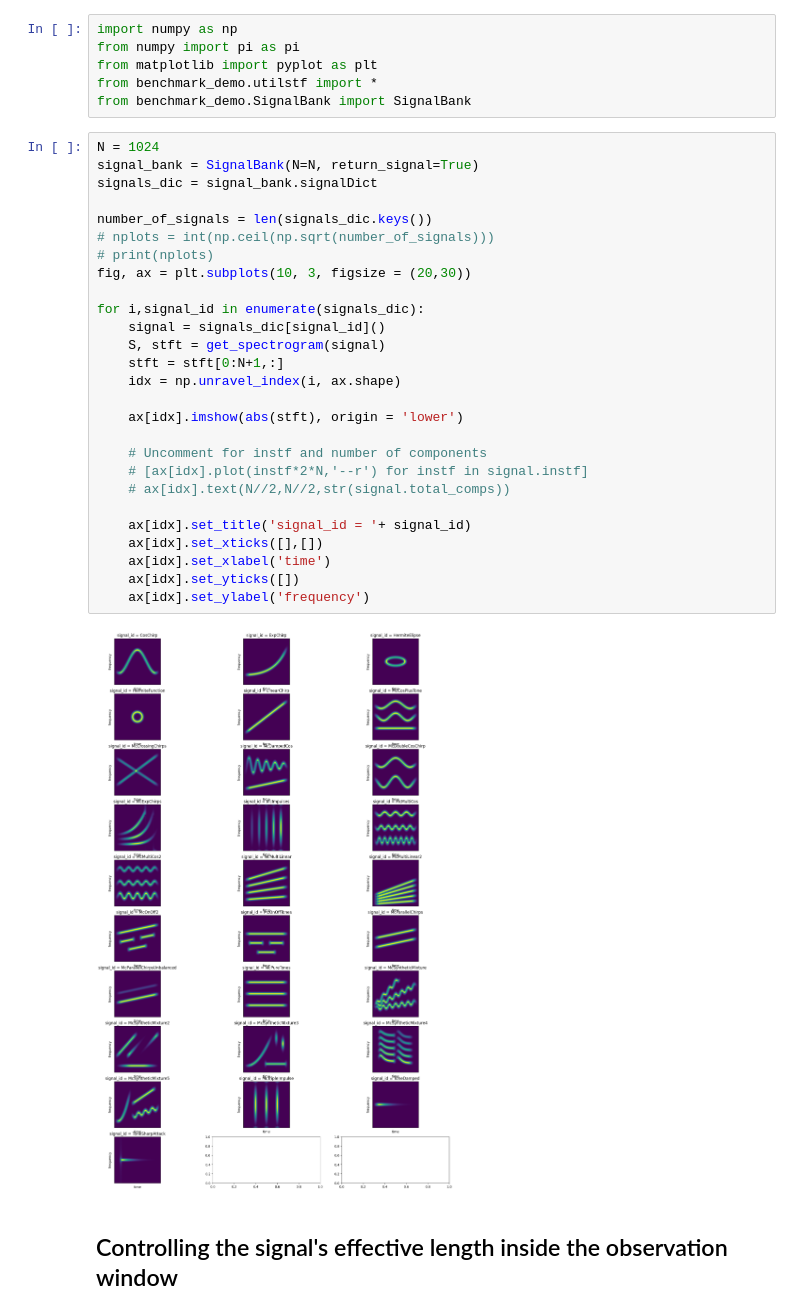
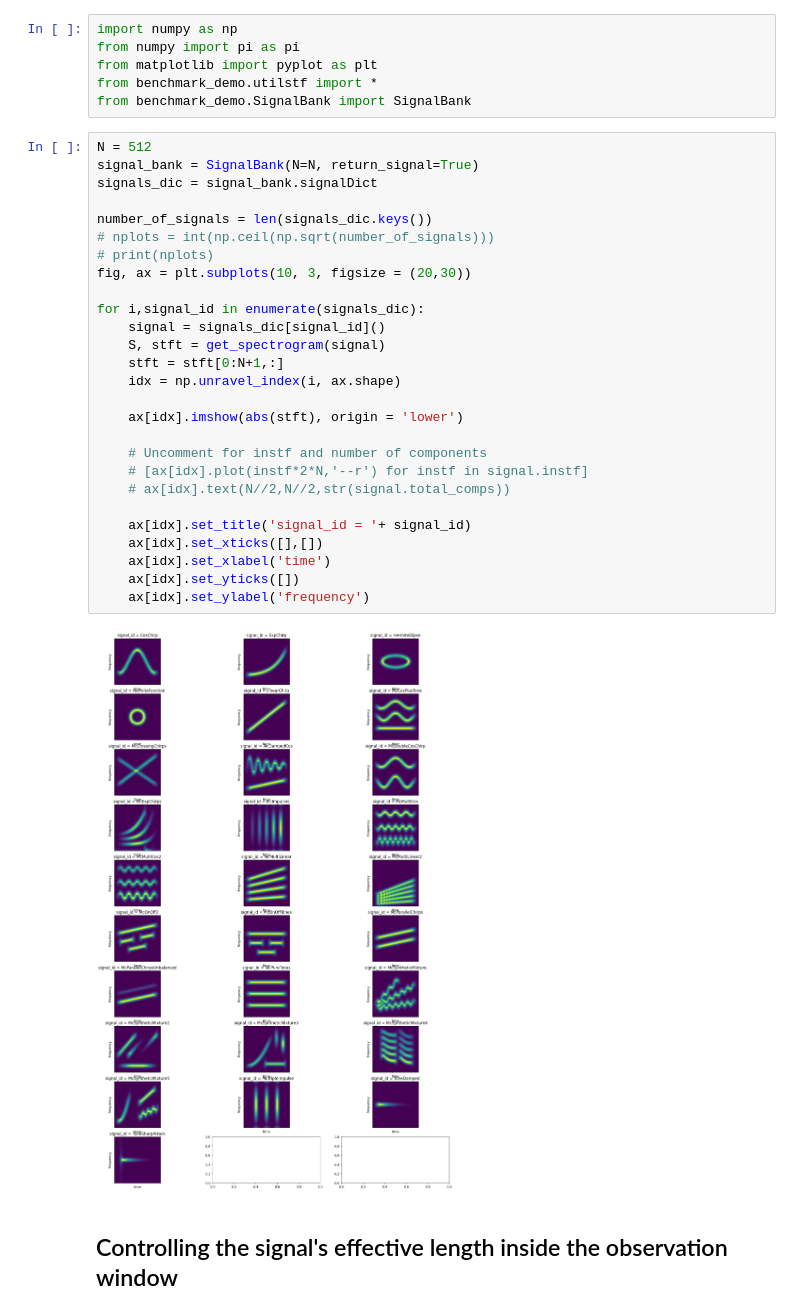
Before and after one commit to jmiramont/benchmarks_eusipco2023, a Jupyter notebook: notebooks/demo_signal_bank.ipynb, the cells around one changed output. Drawn from its saved outputs; the diff is of its cells as text.

```diff
--- a/notebooks/demo_signal_bank.ipynb
+++ b/notebooks/demo_signal_bank.ipynb
@@ -9,34 +9,34 @@ from matplotlib import pyplot as plt
 from benchmark_demo.utilstf import *
 from benchmark_demo.SignalBank import SignalBank
 # %%
-N = 1024
+N = 512
 signal_bank = SignalBank(N=N, return_signal=True)
 signals_dic = signal_bank.signalDict
 
 number_of_signals = len(signals_dic.keys())
 # nplots = int(np.ceil(np.sqrt(number_of_signals)))
 # print(nplots)
 fig, ax = plt.subplots(10, 3, figsize = (20,30))
 
 for i,signal_id in enumerate(signals_dic):
     signal = signals_dic[signal_id]()
     S, stft = get_spectrogram(signal)
     stft = stft[0:N+1,:]
     idx = np.unravel_index(i, ax.shape)
 
     ax[idx].imshow(abs(stft), origin = 'lower')
 
     # Uncomment for instf and number of components
     # [ax[idx].plot(instf*2*N,'--r') for instf in signal.instf]
     # ax[idx].text(N//2,N//2,str(signal.total_comps))
 
     ax[idx].set_title('signal_id = '+ signal_id)
     ax[idx].set_xticks([],[])
     ax[idx].set_xlabel('time')
     ax[idx].set_yticks([])
     ax[idx].set_ylabel('frequency')
 # %% [output]
-[figure, old version]
+[figure, new version]
 # %% [markdown]
 ## Controlling the signal's effective length inside the observation window
 # %%
```
Also changed, not shown: 7 other files.
